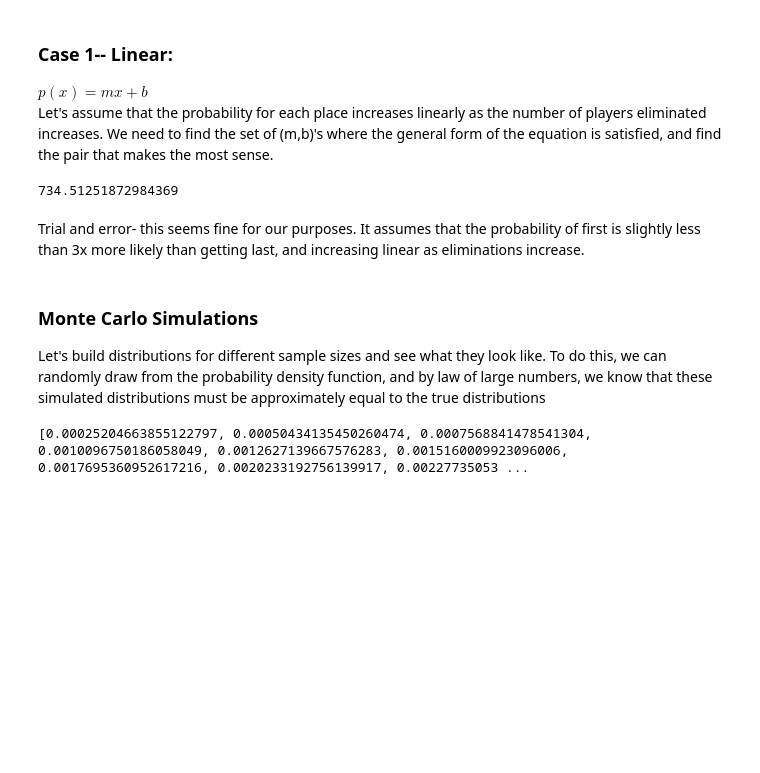
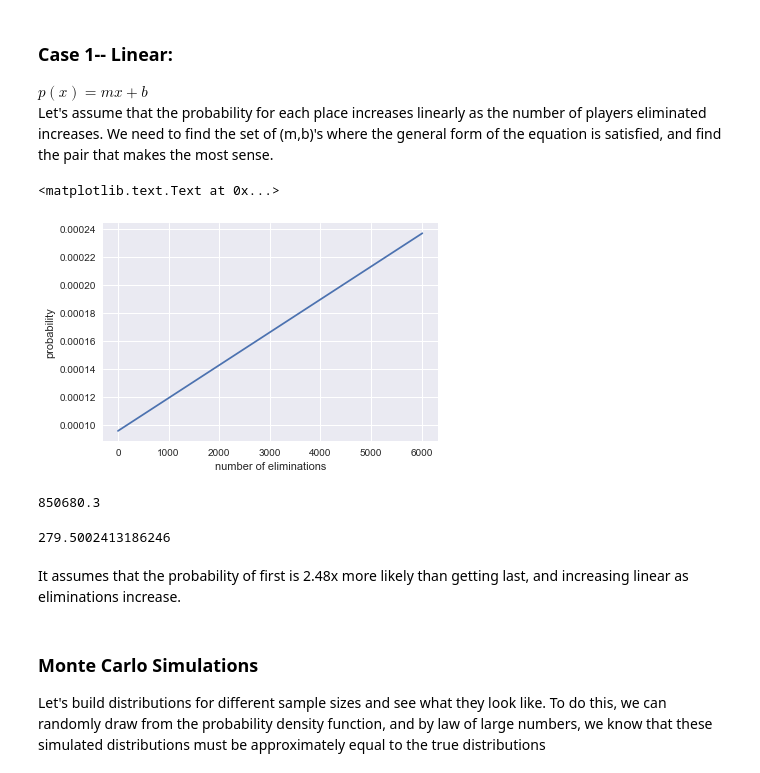
Before and after one commit to andrewadelson92/poker_variance_analysis, a Jupyter notebook: poker_variance.ipynb, the cells around one changed output. Cells and saved outputs as stored; diff of their text form; code cells hidden in the pictures; blank space fills up the shorter version.

Commit message:
finished linear assumption

```diff
--- a/poker_variance.ipynb
+++ b/poker_variance.ipynb
@@ -92,21 +91,30 @@ Let's assume that the probability for each place increases linearly as the numbe
 # %%
 def probs_linear(m,b):
     probs = []
-    for x in range(2000):
+    for x in range(6014):
         probs.append(m*x+b)
     probs = np.array(probs)
     return 1.0*probs/sum(probs)
+# %%
+#n is the number of eliminations
+plt.plot(probs_linear(.02,81.32))
+plt.xlabel('number of eliminations')
+plt.ylabel('probability')
+# %% [output]
+<matplotlib.text.Text at 0x...>
+[figure, added]
 # %%
 def calc_ev_linear(m,b):
     probs = probs_linear(m,b)
     payouts = create_pays()
     return np.dot(probs,payouts)
-# %%
-calc_ev_lin(.05,50.8)
-# %% [output]
-734.51251872984369
+# %%
+calc_ev_linear(.02,81.32)
+# %% [output]
+850680.3
+279.5002413186246
 # %% [markdown]
-Trial and error- this seems fine for our purposes. It assumes that the probability of first is slightly less than 3x more likely than getting last, and increasing linear as eliminations increase.
+It assumes that the probability of first is 2.48x more likely than getting last, and increasing linear as eliminations increase.
 # %% [markdown]
 <h3>Monte Carlo Simulations</h3>
 Let's build distributions for different sample sizes and see what they look like. To do this, we can randomly draw from the probability density function, and by law of large numbers,
@@ -124,4 +129,0 @@ def monte_linear():
-# %%
-print cum_density_lin()
-# %% [output]
-[0.00025204663855122797, 0.00050434135450260474, 0.0007568841478541304, 0.0010096750186058049, 0.0012627139667576283, 0.0015160009923096006, 0.0017695360952617216, 0.0020233192756139917, 0.00227735053 ...
```
Also changed, not shown: parts of 26 cells of this notebook.
